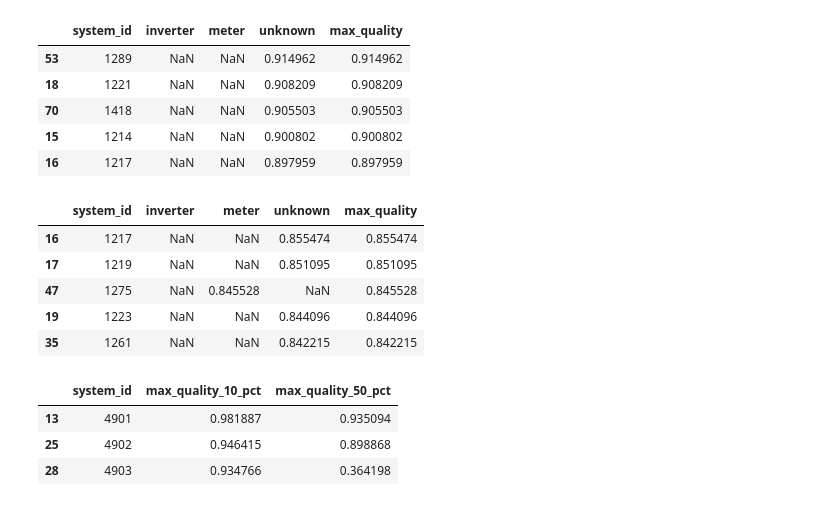
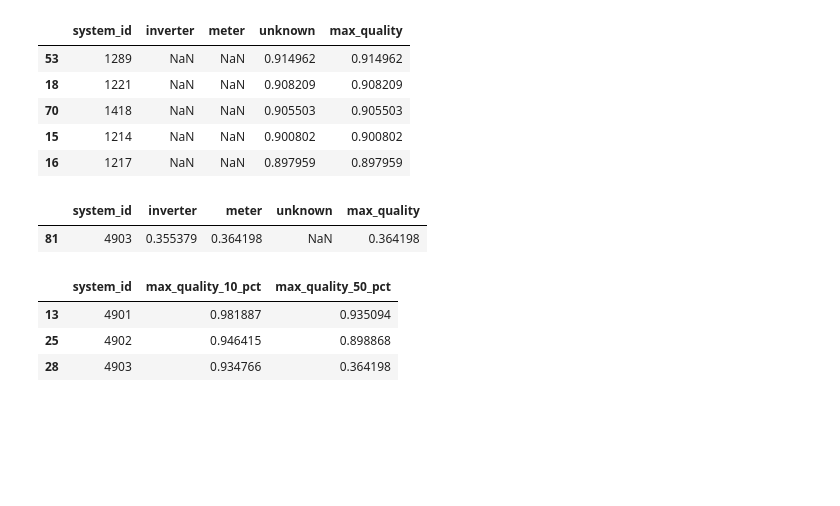
Before and after one commit to Erdos-Projects/predicting-day-ahead-solar-power-production, a Jupyter notebook: src/data/pwr/ac_power_filter_maker_mk_3.ipynb, the cells around one changed output. Cells and saved outputs as stored; diff of their text form; code cells hidden in the pictures; blank space fills up the shorter version.

Commit message:
Early draft grab-the-data (memory hog)

```diff
--- a/src/data/pwr/ac_power_filter_maker_mk_3.ipynb
+++ b/src/data/pwr/ac_power_filter_maker_mk_3.ipynb
@@ -1772,14 +1984,15 @@ def units_normalizer(
                 sensor_name = metric_dict['sensor_name']
                 (early_unit, late_unit) = starting_ending_units(system_id, sensor_name)
                 if early_unit == 'hW':
-                    my_data_early[sensor_name] = my_data_early[sensor_name] / 10
+                    my_data_early.loc[:, sensor_name] = my_data_early[sensor_name] / 10
                 elif early_unit == 'W':
-                    my_data_early[sensor_name] = my_data_early[sensor_name] / 1000
+                    my_data_early.loc[:, sensor_name] = my_data_early[sensor_name] / 1000
                 # if early_unit = kW, nothing to do
                 if late_unit is None:
-                    my_data_late[sensor_name] = pd.NA
+                    my_data_late.loc[:, sensor_name] = pd.Series(np.full(my_data_late[sensor_name].shape, np.nan),
+                                                                 dtype='float64')
                 elif late_unit == 'W':
-                    my_data_late[sensor_name] = my_data_late[sensor_name] / 1000
+                    my_data_late.loc[:, sensor_name] = my_data_late[sensor_name] / 1000
                 # if late_unit = kW, nothing to do.
                 metric_dict['units'] = 'kW'
         my_data = pd.concat([my_data_early, my_data_late])
@@ -1795,13 +2008,13 @@ def units_normalizer(
                 if unit == 'W':
                     if unit_accuracy[sensor_name]:
                         # True units are indeed W, but should be kW
-                        my_data[sensor_name] = my_data[sensor_name] / 1000
+                        my_data.loc[:, sensor_name] = my_data[sensor_name] / 1000
                     # if False, true value kW, nothing to do.
                     metric_dict['units'] = 'kW'
                 elif unit == 'kW':
                     if not unit_accuracy[sensor_name]:
                         # truly W, must convert to kW
-                        my_data[sensor_name] = my_data[sensor_name] / 1000
+                        my_data.loc[:, sensor_name] = my_data[sensor_name] / 1000
                     # if kW accurate, nothing to do.
     # return the revised data
     return (my_rev_pow_names, my_rev_pow_metadata, my_data)
@@ -2338,9 +2724,11 @@ def count_goodness(
 ):
     '''Count the number of good days'''
     good_days_ratio = pd.DataFrame(
-        data = np.full((len(enough_data_parquet_power_list), 3), np.nan),
+        data = np.full((len(enough_data_parquet_power_list), 9), np.nan),
         index = enough_data_parquet_power_list,
-        columns = ['inverter', 'meter', 'unknown'],
+        columns = ['inverter_num', 'inverter_denom', 'inverter_ratio',
+                   'meter_num', 'meter_denom', 'meter_ratio',
+                   'unknown_num', 'unknown_denom', 'unknown_ratio'],
         dtype = 'float64'
     )
     for system_id in tqdm(enough_data_parquet_power_list):
@@ -2365,14 +2753,24 @@ def count_goodness(
                     this_var_start_data = good_days['date'].min()
                     this_var_end_data = good_days['date'].max()
                     this_var_num_days = 1 + (this_var_end_data - this_var_start_data).days
-                    good_days_ratio.loc[system_id, source_type] = good_days_count/this_var_num_days
+                    good_days_ratio.loc[system_id, f'{source_type}_num'] = good_days_count
+                    good_days_ratio.loc[system_id, f'{source_type}_denom'] = this_var_num_days
+                    good_days_ratio.loc[system_id, f'{source_type}_ratio'] = good_days_count/this_var_num_days
                 else:
-                    good_days_ratio.loc[system_id, source_type] = 0
+                    good_days_ratio.loc[system_id, f'{source_type}_num'] = 0
+                    good_days_ratio.loc[system_id, f'{source_type}_denom'] = my_avgs.shape[0]
+                    good_days_ratio.loc[system_id, f'{source_type}_ratio'] = 0
     good_days_ratio = good_days_ratio.dropna(how='all')
-    good_days_ratio.loc[:, 'max_quality'] = good_days_ratio[['inverter', 'meter', 'unknown']].max(axis=1)
+    good_days_ratio.loc[:, 'max_ratio'] = good_days_ratio[['inverter_ratio', 'meter_ratio', 'unknown_ratio']].max(axis=1)
+    for system_id in good_days_ratio.index:
+        if good_days_ratio.loc[system_id, 'max_ratio'] > 0:
+            for source_type in ['inverter', 'meter', 'unknown']:
+                if good_days_ratio.loc[system_id, f'{source_type}_ratio'] == good_days_ratio.loc[system_id, 'max_ratio']:
+                    good_days_ratio.loc[system_id, f'max_num'] = good_days_ratio[system_id, f'{source_type}_num']
+                    good_days_ratio.loc[system_id, f'max_denom'] = good_days_ratio[system_id, f'{source_type}_denom']
     good_days_ratio.index.name = 'system_id'
     good_days_ratio = good_days_ratio.reset_index()
-    good_days_ratio = good_days_ratio.sort_values(by='max_quality', ascending=False)
+    good_days_ratio = good_days_ratio.sort_values(by='max_ratio', ascending=False)
     return good_days_ratio
 # %%
 good_days_ten_percent = count_goodness(all_ac_power_names_slim, all_ac_power_meta_slim, systems_cleaned,
@@ -2393,14 +2793,10 @@ good_days_ten_percent.to_csv('../../../results/quality_min_10_pct_rankings.csv')
 # %%
 good_days_fifty_percent.to_csv('../../../results/quality_min_50_pct_rankings.csv')
 # %%
-good_days_fifty_percent.iloc[35:40]
+good_days_fifty_percent[good_days_fifty_percent['system_id'] == 4903]
 # %% [output]
 |  | system_id | inverter | meter | unknown | max_quality |
-| 16 | 1217 | NaN | NaN | 0.855474 | 0.855474 |
-| 17 | 1219 | NaN | NaN | 0.851095 | 0.851095 |
-| 47 | 1275 | NaN | 0.845528 | NaN | 0.845528 |
-| 19 | 1223 | NaN | NaN | 0.844096 | 0.844096 |
-| 35 | 1261 | NaN | NaN | 0.842215 | 0.842215 |
+| 81 | 4903 | 0.355379 | 0.364198 | NaN | 0.364198 |
 # %%
 good_days_ten_percent_selection = good_days_ten_percent[['system_id', 'max_quality']]
 good_days_fifty_percent_selection = good_days_fifty_percent[['system_id', 'max_quality']]
```
Also changed, not shown: parts of 18 cells of this notebook, 1 other file.
